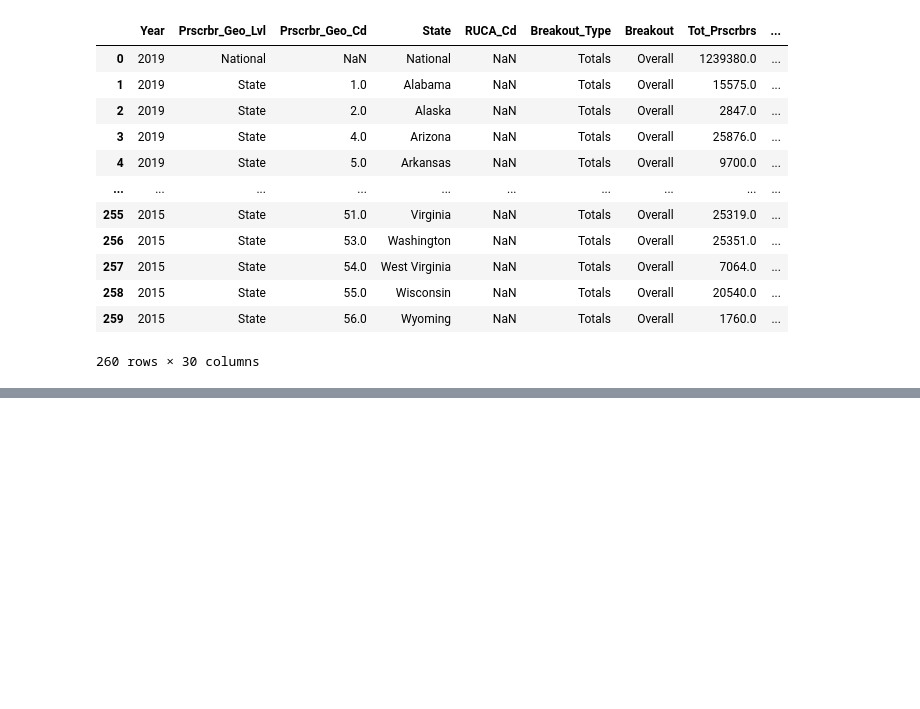
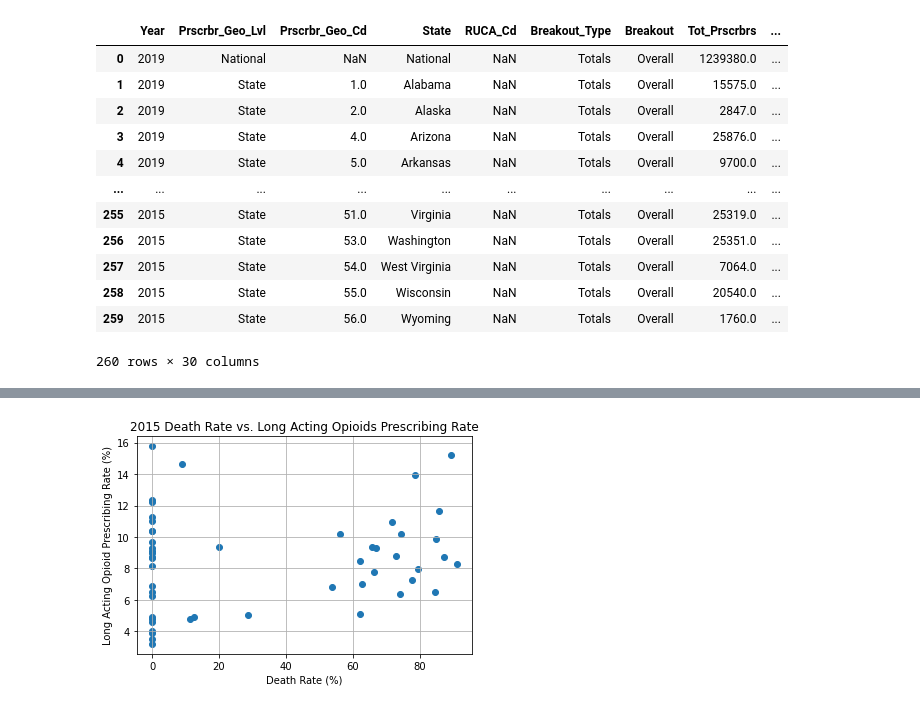
Before and after one commit to helent88/Project_1, a Jupyter notebook: OpiodDeath_Pers.ipynb, the cells around one changed output, grey strips where cells are left out. Saved outputs shown, nothing was run; the diff lists cells and outputs as text; code cells hidden in the pictures; blank space fills up the shorter version.

```diff
--- a/OpiodDeath_Pers.ipynb
+++ b/OpiodDeath_Pers.ipynb
@@ -226,0 +342,42 @@ KeyError: 'State'
+# %%
+# Finding the Long-Acting Opioid Perscribing Rate per Year and Summing those values
+fif_larate = insurance2[(insurance2["Year"]==2015)].groupby("State").sum()["LA_Opioid_Prscrbng_Rate_Medicaid"]
+six_larate = insurance2[(insurance2["Year"]==2016)].groupby("State").sum()["LA_Opioid_Prscrbng_Rate_Medicaid"]
+seven_larate = insurance2[(insurance2["Year"]==2017)].groupby("State").sum()["LA_Opioid_Prscrbng_Rate_Medicaid"]
+eight_larate = insurance2[(insurance2["Year"]==2018)].groupby("State").sum()["LA_Opioid_Prscrbng_Rate_Medicaid"]
+nine_larate = insurance2[(insurance2["Year"]==2019)].groupby("State").sum()["LA_Opioid_Prscrbng_Rate_Medicaid"]
+# %%
+# Finding the sum of the number of opiod deaths by year
+fifteen = cdc_numofopioiddeathsindicator[(cdc_numofopioiddeathsindicator["Year"]==2015)].groupby("State ID").sum()["Data Value"]
+sixteen = cdc_numofopioiddeathsindicator[(cdc_numofopioiddeathsindicator["Year"]==2016)].groupby("State ID").sum()["Data Value"]
+seventeen = cdc_numofopioiddeathsindicator[(cdc_numofopioiddeathsindicator["Year"]==2017)].groupby("State ID").sum()["Data Value"]
+eightteen = cdc_numofopioiddeathsindicator[(cdc_numofopioiddeathsindicator["Year"]==2018)].groupby("State ID").sum()["Data Value"]
+nineteen = cdc_numofopioiddeathsindicator[(cdc_numofopioiddeathsindicator["Year"]==2019)].groupby("State ID").sum()["Data Value"]
+
+# Finding the sum of the number of drug deaths by year
+fif_td = cdc_numofdrugdeathsindicator[(cdc_numofdrugdeathsindicator["Year"]==2015)].groupby("State ID").sum()["Data Value"]
+six_td = cdc_numofdrugdeathsindicator[(cdc_numofdrugdeathsindicator["Year"]==2016)].groupby("State ID").sum()["Data Value"]
+seven_td = cdc_numofdrugdeathsindicator[(cdc_numofdrugdeathsindicator["Year"]==2017)].groupby("State ID").sum()["Data Value"]
+eight_td = cdc_numofdrugdeathsindicator[(cdc_numofdrugdeathsindicator["Year"]==2018)].groupby("State ID").sum()["Data Value"]
+nine_td = cdc_numofdrugdeathsindicator[(cdc_numofdrugdeathsindicator["Year"]==2018)].groupby("State ID").sum()["Data Value"]
+
+# Finding the death rate per year
+fif_deathrate = ((fifteen/fif_td)*100).fillna(0)
+six_deathrate = ((sixteen/six_td)*100).fillna(0)
+seven_deathrate = ((seventeen/seven_td)*100).fillna(0)
+eight_deathrate = ((eightteen/eight_td)*100).fillna(0)
+nine_deathrate = ((nineteen/nine_td)*100).fillna(0)
+# %%
+# Plotting 2015 Data
+plt.scatter(fif_deathrate, fif_larate)
+plt.grid()
+
+# Adding labels
+fig.tight_layout()
+plt.xlabel("Death Rate (%)")
+plt.ylabel("Long Acting Opioid Prescribing Rate (%)")
+plt.title("2015 Death Rate vs. Long Acting Opioids Prescribing Rate")
+
+plt.savefig("graphs/deathrateyear_vs_longactingrate2015.png")
+# %% [output]
+[figure, added]
```
Also changed, not shown: parts of 24 cells of this notebook, 12 other files.
